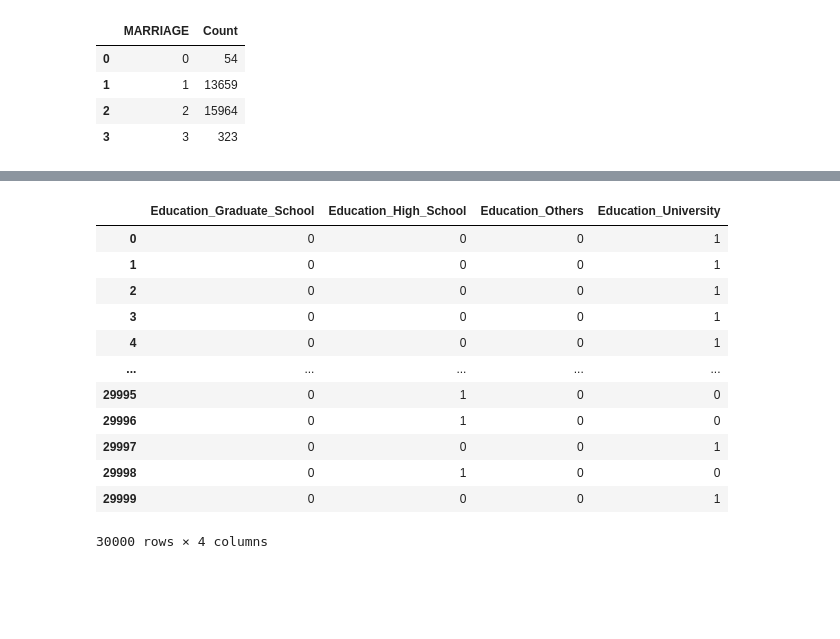
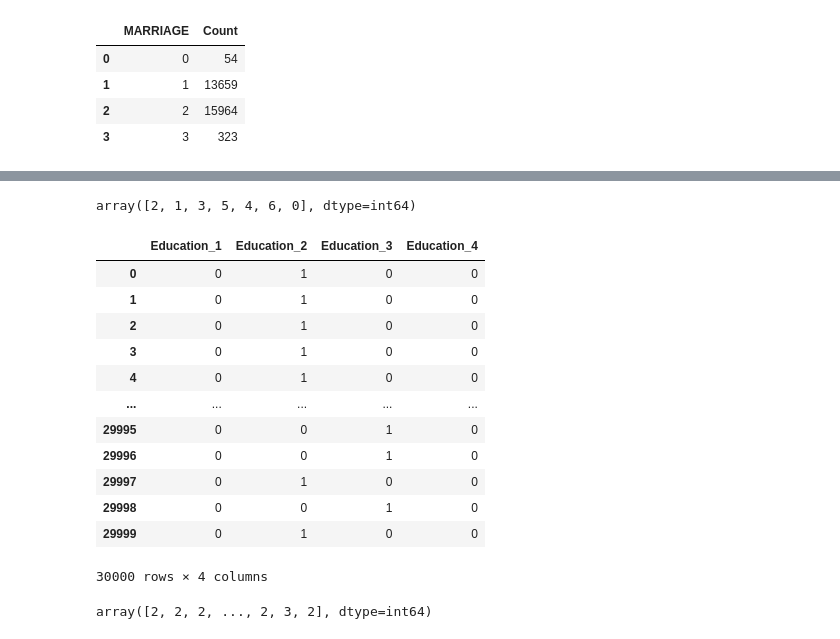
Before and after one commit to luisfizb/default_credit_card, a Jupyter notebook: Thesis.ipynb, the cells around one changed output, grey strips where cells are left out. Saved outputs shown, nothing was run; the diff lists cells and outputs as text; code cells hidden in the pictures; blank space fills up the shorter version.

```diff
--- a/Thesis.ipynb
+++ b/Thesis.ipynb
@@ -12,7 +12,13 @@ from sklearn.metrics import accuracy_score,confusion_matrix
 from sklearn.neighbors import KNeighborsClassifier
 from sklearn.linear_model import LogisticRegression
 from xgboost import XGBClassifier
+from sklearn.preprocessing import StandardScaler
+from sklearn.model_selection import KFold
 import statsmodels.api as sm
+pd.set_option('display.max_columns', None)
+# #interl
+# from sklearnex import patch_sklearn
+# patch_sklearn()
 # %%
 #import data
 path = r"C:\Users\20151\OneDrive - EDHEC\EDHEC\Thesis\Python Codes\Data"
@@ -49,10 +68,9 @@ new_names = {'default.payment.next.month': 'DEF_PAY_10',
                    'PAY_AMT6':'PAY_AMT_04'
                    }
 
+data2 = data.rename(columns= new_names)
 
-data = data.rename(columns= new_names)
-
-data
+data2
 # %% [output]
 |  | ID | LIMIT_BAL | SEX | EDUCATION | MARRIAGE | AGE | PAY_09 | PAY_08 | PAY_07 | PAY_06 | ... |
 | 0 | 1 | 20000.0 | 2 | 2 | 1 | 24 | 2 | 2 | -1 | -1 | ... |
@@ -69,0 +94,10 @@ data
+# %%
+columns_to_scale = ['LIMIT_BAL','AGE','BILL_AMT_09','BILL_AMT_08','BILL_AMT_07','BILL_AMT_06','BILL_AMT_05','BILL_AMT_04',
+                   'PAY_AMT_09','PAY_AMT_08','PAY_AMT_07','PAY_AMT_06','PAY_AMT_05','PAY_AMT_04']
+
+scaler = StandardScaler()
+
+data2[columns_to_scale] = scaler.fit_transform(data2[columns_to_scale])
+
+
+data2
@@ -396,28 +468,39 @@ data = pd.concat([data, status], axis=1)
 # %%
 #CHANGE EDUCATION COLUMN
+# %%
+data['EDUCATION'].unique()
+# %% [output]
+array([2, 1, 3, 5, 4, 6, 0], dtype=int64)
 # %%
-data['EDUCATION'].unique()
+#0,4,5,6: Others
+#1: Graduate School
+#2: University
+#3: High School
+education_cleaned = np.where((data2['EDUCATION']==0) | (data2['EDUCATION']==4) |
+                               (data2['EDUCATION']==5)| (data2['EDUCATION']==6) ,4,data2['EDUCATION'])
 
-data.groupby('EDUCATION')['ID'].count()
 
-data['EDUCATION_2'] = np.where((data['EDUCATION']==0) | (data['EDUCATION']==4) | (data['EDUCATION']==5)| (data['EDUCATION']==6) , 'Others',
-                               np.where(data['EDUCATION']==1, 'Graduate_School',
-                               np.where(data['EDUCATION']==2, 'University','High_School')))
+data2
 
-education = pd.get_dummies(data['EDUCATION_2'],prefix='Education')
+education = pd.get_dummies(education_cleaned,prefix='Education')
+education  = education.astype(int)
+education
 
-education
+#Education_1: Graduate School
+#Education_2: University
+#Education_3: High School
+#Education_4: Others
 # %% [output]
-|  | Education_Graduate_School | Education_High_School | Education_Others | Education_University |
-| 0 | 0 | 0 | 0 | 1 |
-| 1 | 0 | 0 | 0 | 1 |
-| 2 | 0 | 0 | 0 | 1 |
-| 3 | 0 | 0 | 0 | 1 |
-| 4 | 0 | 0 | 0 | 1 |
+|  | Education_1 | Education_2 | Education_3 | Education_4 |
+| 0 | 0 | 1 | 0 | 0 |
+| 1 | 0 | 1 | 0 | 0 |
+| 2 | 0 | 1 | 0 | 0 |
+| 3 | 0 | 1 | 0 | 0 |
+| 4 | 0 | 1 | 0 | 0 |
 | ... | ... | ... | ... | ... |
-| 29995 | 0 | 1 | 0 | 0 |
-| 29996 | 0 | 1 | 0 | 0 |
-| 29997 | 0 | 0 | 0 | 1 |
-| 29998 | 0 | 1 | 0 | 0 |
-| 29999 | 0 | 0 | 0 | 1 |
+| 29995 | 0 | 0 | 1 | 0 |
+| 29996 | 0 | 0 | 1 | 0 |
+| 29997 | 0 | 1 | 0 | 0 |
+| 29998 | 0 | 0 | 1 | 0 |
+| 29999 | 0 | 1 | 0 | 0 |
 30000 rows × 4 columns
@@ -425,0 +507,4 @@ data = pd.concat([data, education], axis=1)
+# %%
+education_cleaned
+# %% [output]
+array([2, 2, 2, ..., 2, 3, 2], dtype=int64)
```
Also changed, not shown: parts of 74 cells of this notebook.
